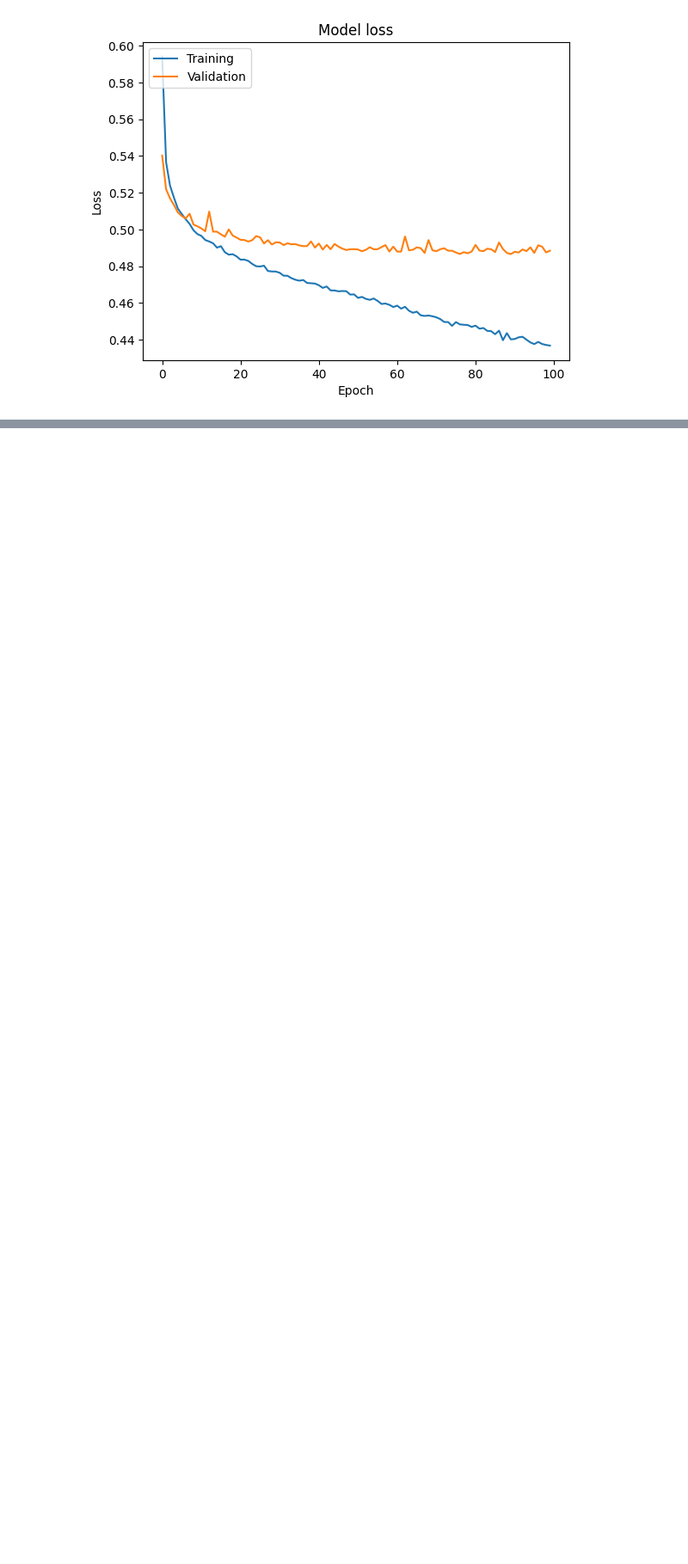
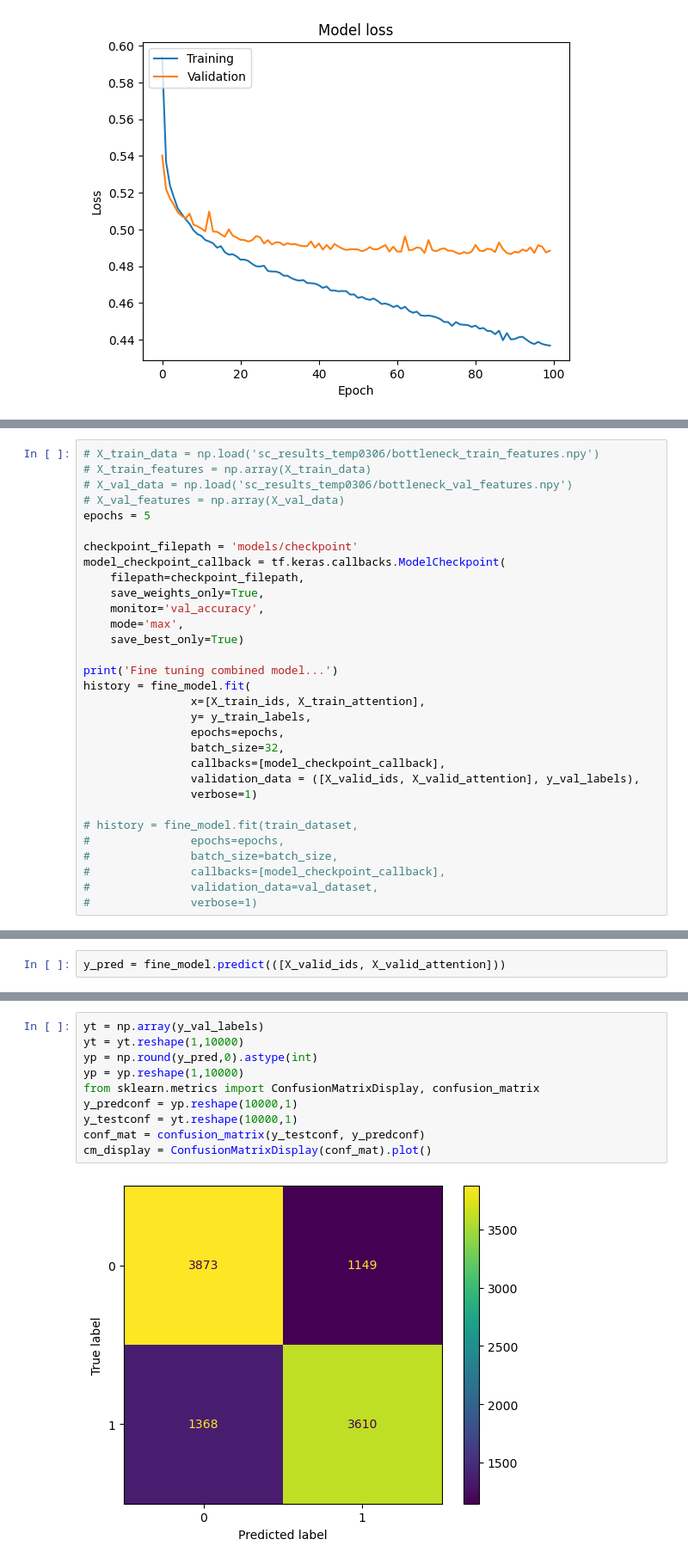
Before and after one commit to raneyoliver/CS8321Labs-public, a Jupyter notebook: lab2/lab2_sc0305.ipynb, the cells around one changed output, grey strips where cells are left out. Shown at 86% size. Cells and saved outputs as stored; diff of their text form; blank space fills up the shorter version.

Commit message:
Updates on lab2_sc0305 - fine-tuning completed

```diff
--- a/lab2/lab2_sc0305.ipynb
+++ b/lab2/lab2_sc0305.ipynb
@@ -715,0 +852,31 @@ One approach to performing this can be found in: https://classic.d2l.ai/chapter_
+# %%
+# X_train_data = np.load('sc_results_temp0306/bottleneck_train_features.npy')
+# X_train_features = np.array(X_train_data)
+# X_val_data = np.load('sc_results_temp0306/bottleneck_val_features.npy')
+# X_val_features = np.array(X_val_data)
+epochs = 5
+
+checkpoint_filepath = 'models/checkpoint'
+model_checkpoint_callback = tf.keras.callbacks.ModelCheckpoint(
+    filepath=checkpoint_filepath,
+    save_weights_only=True,
+    monitor='val_accuracy',
+    mode='max',
+    save_best_only=True)
+
+print('Fine tuning combined model...')
+history = fine_model.fit(
+                x=[X_train_ids, X_train_attention],
+                y= y_train_labels,
+                epochs=epochs,
+                batch_size=32,
+                callbacks=[model_checkpoint_callback],
+                validation_data = ([X_valid_ids, X_valid_attention], y_val_labels),
+                verbose=1)
+
+# history = fine_model.fit(train_dataset,
+#               epochs=epochs,
+#               batch_size=batch_size,
+#               callbacks=[model_checkpoint_callback],
+#               validation_data=val_dataset,
+#               verbose=1)
@@ -715,0 +902,2 @@ One approach to performing this can be found in: https://classic.d2l.ai/chapter_
+# %%
+y_pred = fine_model.predict(([X_valid_ids, X_valid_attention]))
@@ -715,0 +915,12 @@ One approach to performing this can be found in: https://classic.d2l.ai/chapter_
+# %%
+yt = np.array(y_val_labels)
+yt = yt.reshape(1,10000)
+yp = np.round(y_pred,0).astype(int)
+yp = yp.reshape(1,10000)
+from sklearn.metrics import ConfusionMatrixDisplay, confusion_matrix
+y_predconf = yp.reshape(10000,1)
+y_testconf = yt.reshape(10000,1)
+conf_mat = confusion_matrix(y_testconf, y_predconf)
+cm_display = ConfusionMatrixDisplay(conf_mat).plot()
+# %% [output]
+[figure, added]
```
Also changed, not shown: parts of 20 cells of this notebook, 6 other files.
